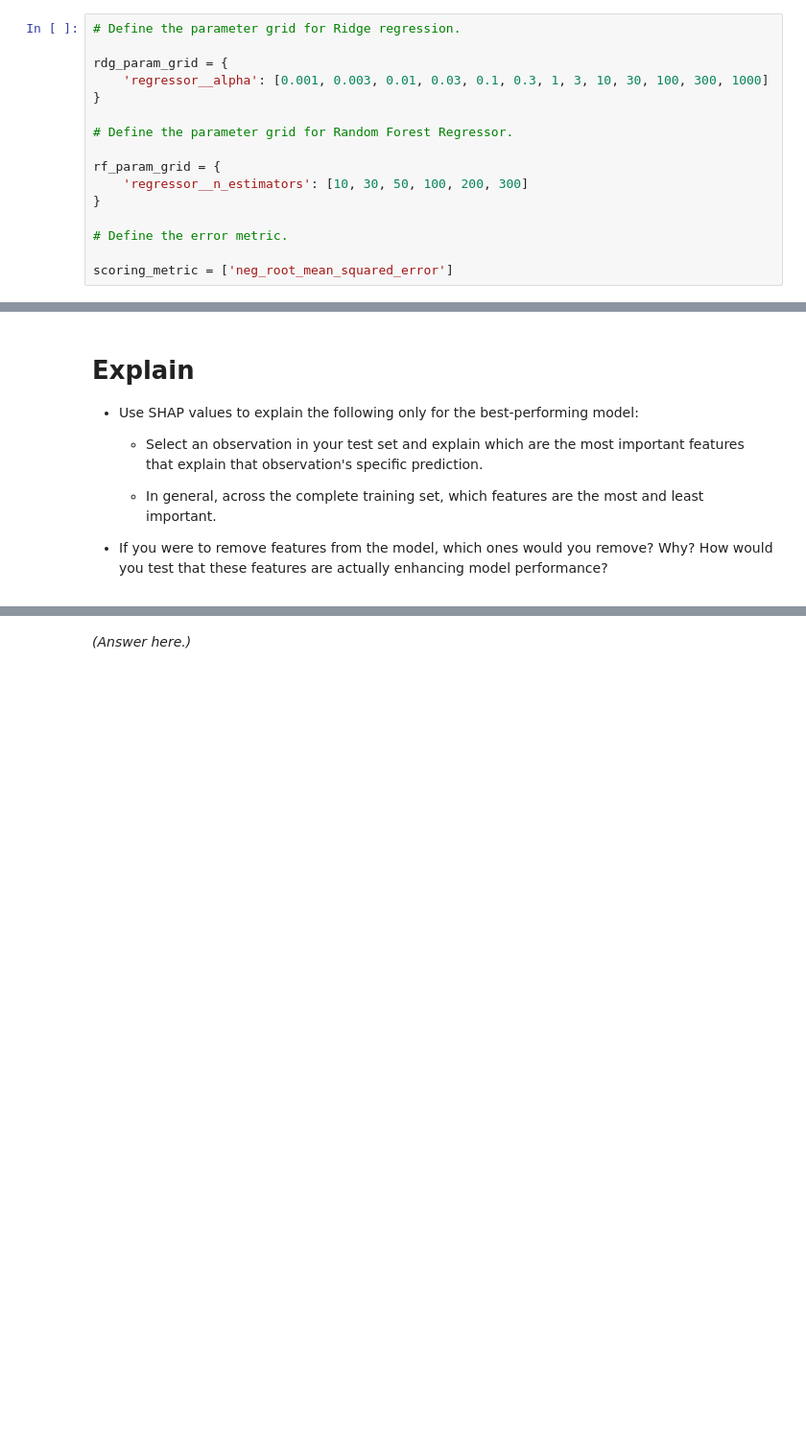
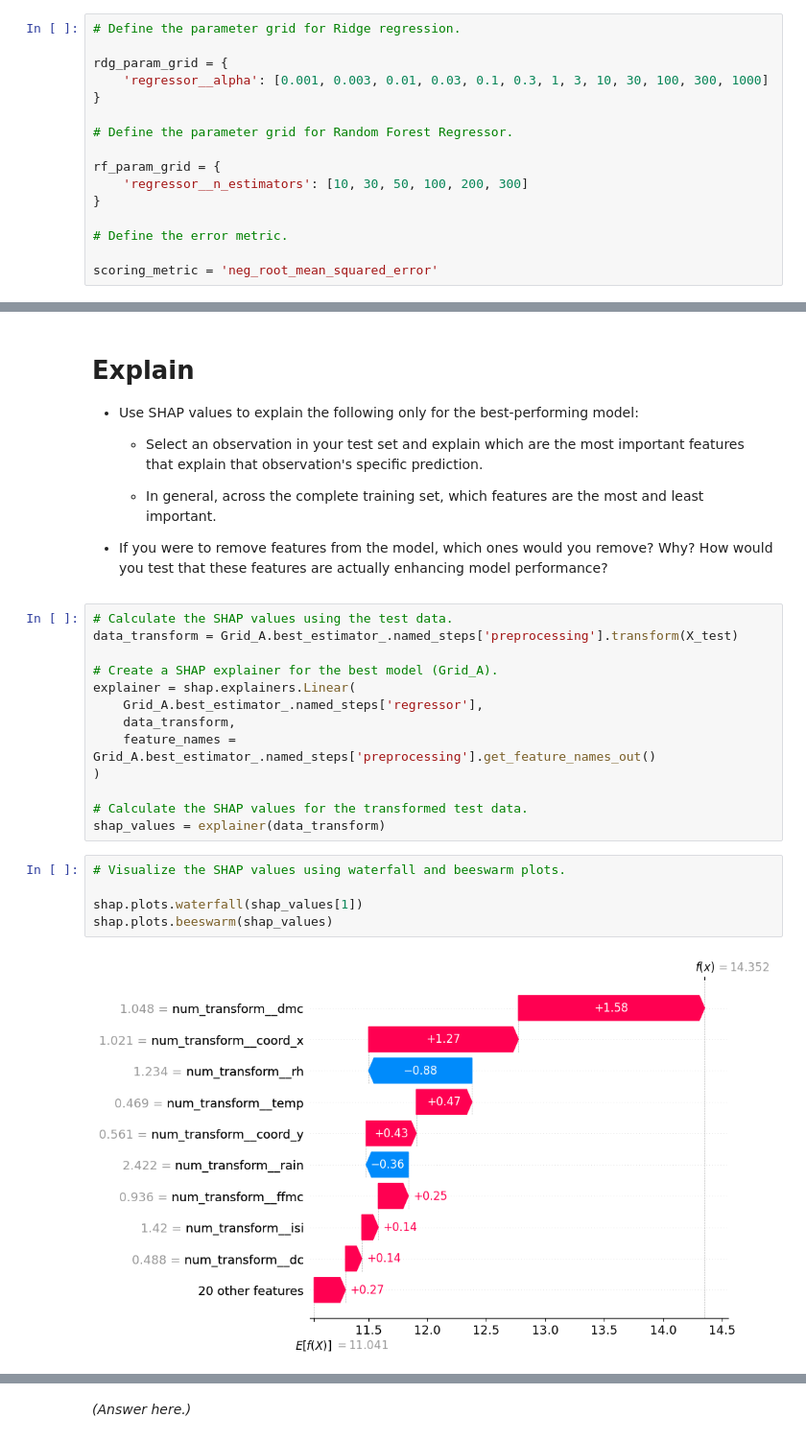
Before and after one commit to anchitaaghag/production, a Jupyter notebook: 02_activities/assignments/assignment_2.ipynb, the cells around one changed output, grey strips where cells are left out. Shown at 96% size. Saved outputs shown, nothing was run; the diff lists cells and outputs as text; blank space fills up the shorter version.

Commit message:
Calculate and visualize SHAP values

```diff
--- a/02_activities/assignments/assignment_2.ipynb
+++ b/02_activities/assignments/assignment_2.ipynb
@@ -311,7 +318,7 @@ rf_param_grid = {
 
 # Define the error metric.
 
-scoring_metric = ['neg_root_mean_squared_error']
+scoring_metric = 'neg_root_mean_squared_error'
 # %%
 # Run GridSearchCV on Pipeline A.
 
@@ -384,3 +410,23 @@ print(f"Grid D Best Params: {Grid_D.best_params_}")
     - In general, across the complete training set, which features are the most and least important.
 
 + If you were to remove features from the model, which ones would you remove? Why? How would you test that these features are actually enhancing model performance?
+# %%
+# Calculate the SHAP values using the test data.
+data_transform = Grid_A.best_estimator_.named_steps['preprocessing'].transform(X_test)
+
+# Create a SHAP explainer for the best model (Grid_A).
+explainer = shap.explainers.Linear(
+    Grid_A.best_estimator_.named_steps['regressor'],
+    data_transform,
+    feature_names = Grid_A.best_estimator_.named_steps['preprocessing'].get_feature_names_out()
+)
+
+# Calculate the SHAP values for the transformed test data.
+shap_values = explainer(data_transform)
+# %%
+# Visualize the SHAP values using waterfall and beeswarm plots.
+
+shap.plots.waterfall(shap_values[1])
+shap.plots.beeswarm(shap_values)
+# %% [output]
+[figure, added]
```
Also changed, not shown: parts of 9 cells of this notebook.
